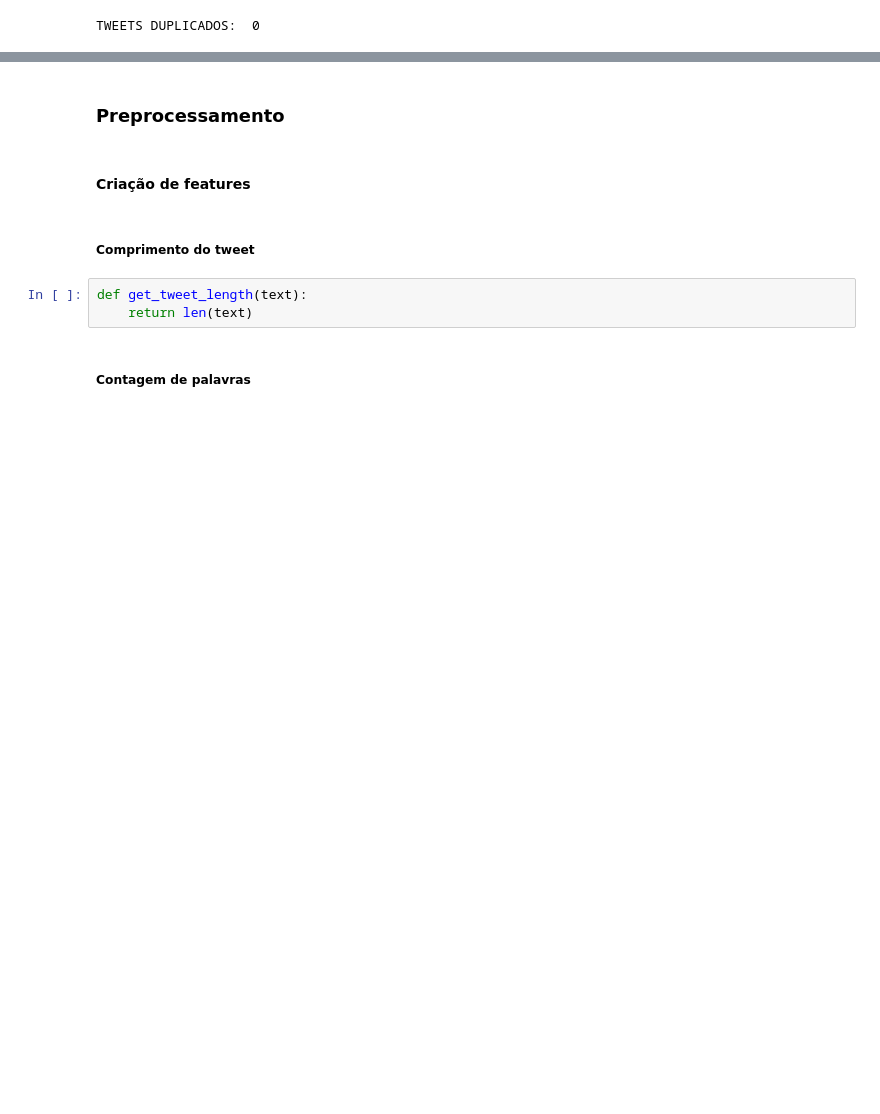
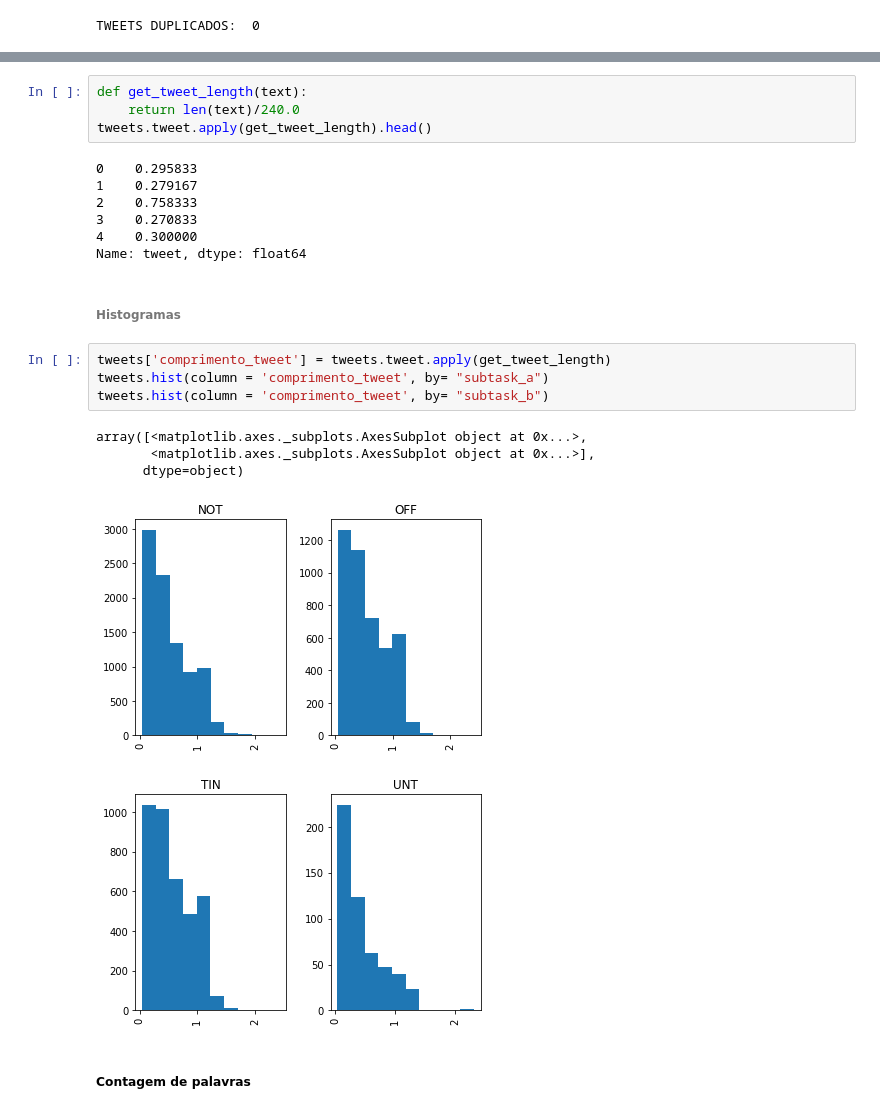
Before and after one commit to eduardodut/Mineracao_dados_textos_web, a Jupyter notebook: projeto01_equipe01.ipynb, the cells around one changed output, grey strips where cells are left out. Cells and saved outputs as stored; diff of their text form; blank space fills up the shorter version.

```diff
--- a/projeto01_equipe01.ipynb
+++ b/projeto01_equipe01.ipynb
@@ -678,11 +714,25 @@ TWEETS DUPLICADOS:  0
+# %%
+def get_tweet_length(text):
+    return len(text)/240.0
+tweets.tweet.apply(get_tweet_length).head()
+# %% [output]
+0    0.295833
+1    0.279167
+2    0.758333
+3    0.270833
+4    0.300000
+Name: tweet, dtype: float64
 # %% [markdown]
-### Preprocessamento
+###### Histogramas
-# %% [markdown]
-#### Criação de features
-# %% [markdown]
-##### Comprimento do tweet
-# %%
-def get_tweet_length(text):
-    return len(text)
+# %%
+tweets['comprimento_tweet'] = tweets.tweet.apply(get_tweet_length)
+tweets.hist(column = 'comprimento_tweet', by= "subtask_a")
+tweets.hist(column = 'comprimento_tweet', by= "subtask_b")
+# %% [output]
+array([<matplotlib.axes._subplots.AxesSubplot object at 0x...>,
+       <matplotlib.axes._subplots.AxesSubplot object at 0x...>],
+      dtype=object)
+[figure, added]
+[figure, added]
 # %% [markdown]
 ##### Contagem de palavras
```
Also changed, not shown: parts of 83 cells of this notebook.
